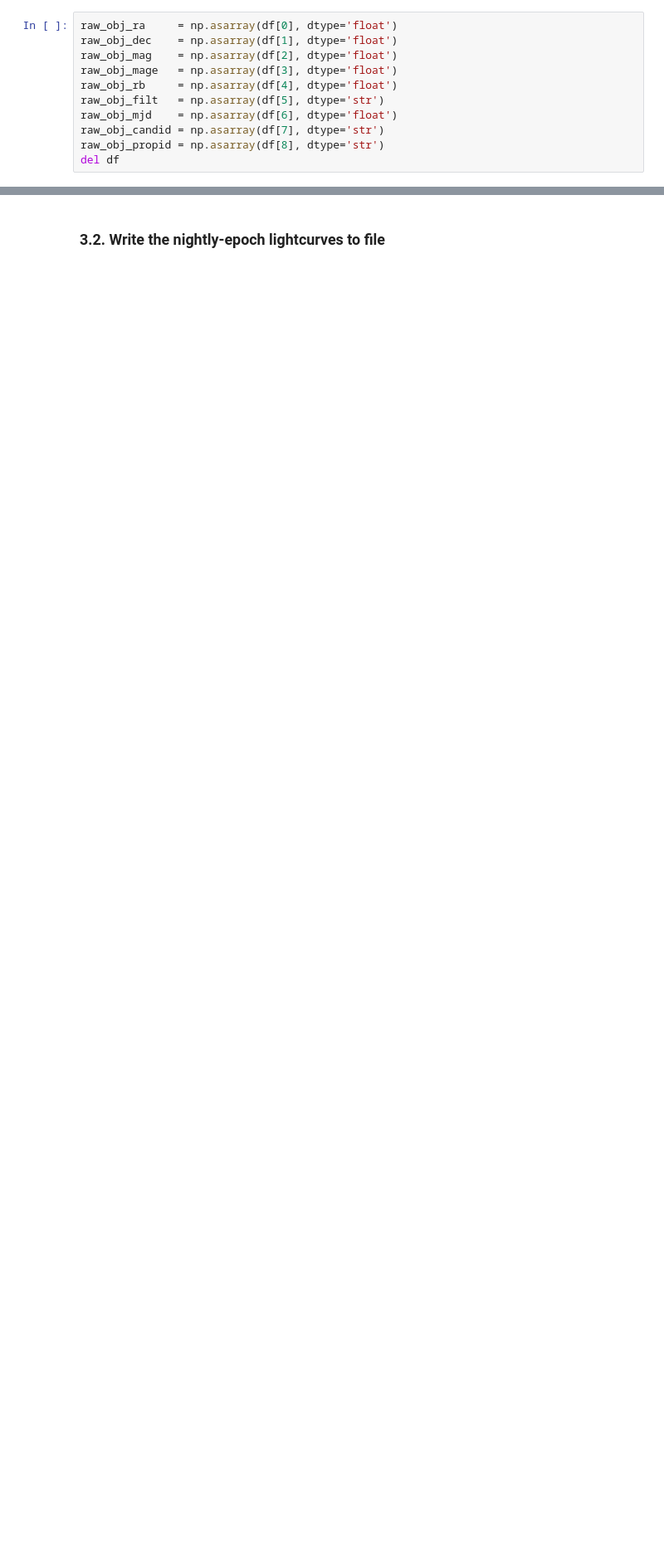
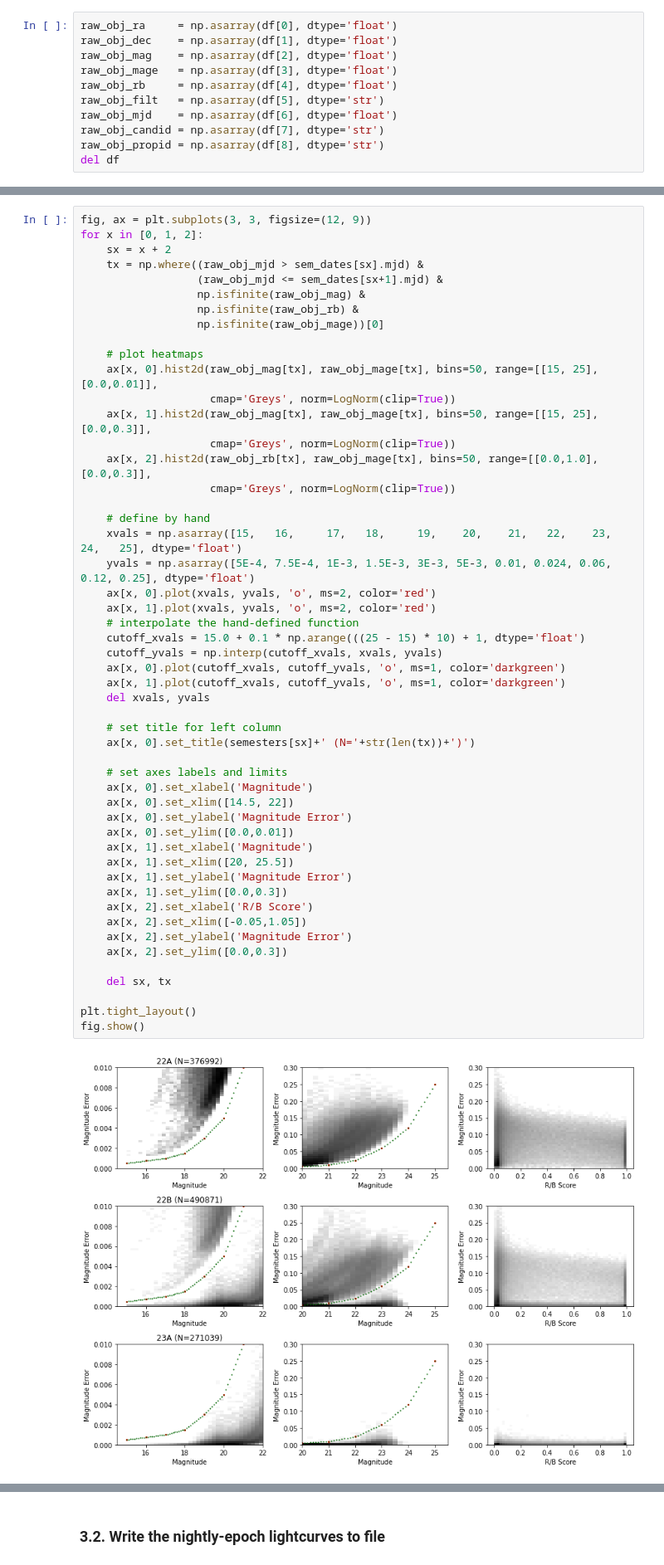
Before and after one commit to MelissaGraham/decam_ddf_tools, a Jupyter notebook: transients_science/create_nightly_epoch_lightcurves.ipynb, the cells around one changed output, grey strips where cells are left out. Shown at 83% size. Saved outputs shown, nothing was run; the diff lists cells and outputs as text; blank space fills up the shorter version.

```diff
--- a/transients_science/create_nightly_epoch_lightcurves.ipynb
+++ b/transients_science/create_nightly_epoch_lightcurves.ipynb
@@ -158,0 +221,53 @@ plt.savefig('all_candidate_nightly_epochs_files/cnelc_plot2')
+# %%
+fig, ax = plt.subplots(3, 3, figsize=(12, 9))
+for x in [0, 1, 2]:
+    sx = x + 2
+    tx = np.where((raw_obj_mjd > sem_dates[sx].mjd) &
+                  (raw_obj_mjd <= sem_dates[sx+1].mjd) &
+                  np.isfinite(raw_obj_mag) &
+                  np.isfinite(raw_obj_rb) &
+                  np.isfinite(raw_obj_mage))[0]
+
+    # plot heatmaps
+    ax[x, 0].hist2d(raw_obj_mag[tx], raw_obj_mage[tx], bins=50, range=[[15, 25],[0.0,0.01]],
+                    cmap='Greys', norm=LogNorm(clip=True))
+    ax[x, 1].hist2d(raw_obj_mag[tx], raw_obj_mage[tx], bins=50, range=[[15, 25],[0.0,0.3]],
+                    cmap='Greys', norm=LogNorm(clip=True))
+    ax[x, 2].hist2d(raw_obj_rb[tx], raw_obj_mage[tx], bins=50, range=[[0.0,1.0],[0.0,0.3]],
+                    cmap='Greys', norm=LogNorm(clip=True))
+
+    # define by hand
+    xvals = np.asarray([15,   16,     17,   18,     19,    20,    21,   22,    23,   24,   25], dtype='float')
+    yvals = np.asarray([5E-4, 7.5E-4, 1E-3, 1.5E-3, 3E-3, 5E-3, 0.01, 0.024, 0.06, 0.12, 0.25], dtype='float')
+    ax[x, 0].plot(xvals, yvals, 'o', ms=2, color='red')
+    ax[x, 1].plot(xvals, yvals, 'o', ms=2, color='red')
+    # interpolate the hand-defined function
+    cutoff_xvals = 15.0 + 0.1 * np.arange(((25 - 15) * 10) + 1, dtype='float')
+    cutoff_yvals = np.interp(cutoff_xvals, xvals, yvals)
+    ax[x, 0].plot(cutoff_xvals, cutoff_yvals, 'o', ms=1, color='darkgreen')
+    ax[x, 1].plot(cutoff_xvals, cutoff_yvals, 'o', ms=1, color='darkgreen')
+    del xvals, yvals
+
+    # set title for left column
+    ax[x, 0].set_title(semesters[sx]+' (N='+str(len(tx))+')')
+
+    # set axes labels and limits
+    ax[x, 0].set_xlabel('Magnitude')
+    ax[x, 0].set_xlim([14.5, 22])
+    ax[x, 0].set_ylabel('Magnitude Error')
+    ax[x, 0].set_ylim([0.0,0.01])
+    ax[x, 1].set_xlabel('Magnitude')
+    ax[x, 1].set_xlim([20, 25.5])
+    ax[x, 1].set_ylabel('Magnitude Error')
+    ax[x, 1].set_ylim([0.0,0.3])
+    ax[x, 2].set_xlabel('R/B Score')
+    ax[x, 2].set_xlim([-0.05,1.05])
+    ax[x, 2].set_ylabel('Magnitude Error')
+    ax[x, 2].set_ylim([0.0,0.3])
+
+    del sx, tx
+
+plt.tight_layout()
+fig.show()
+# %% [output]
+[figure, added]
```
Also changed, not shown: parts of 57 cells of this notebook, 7 other files.
